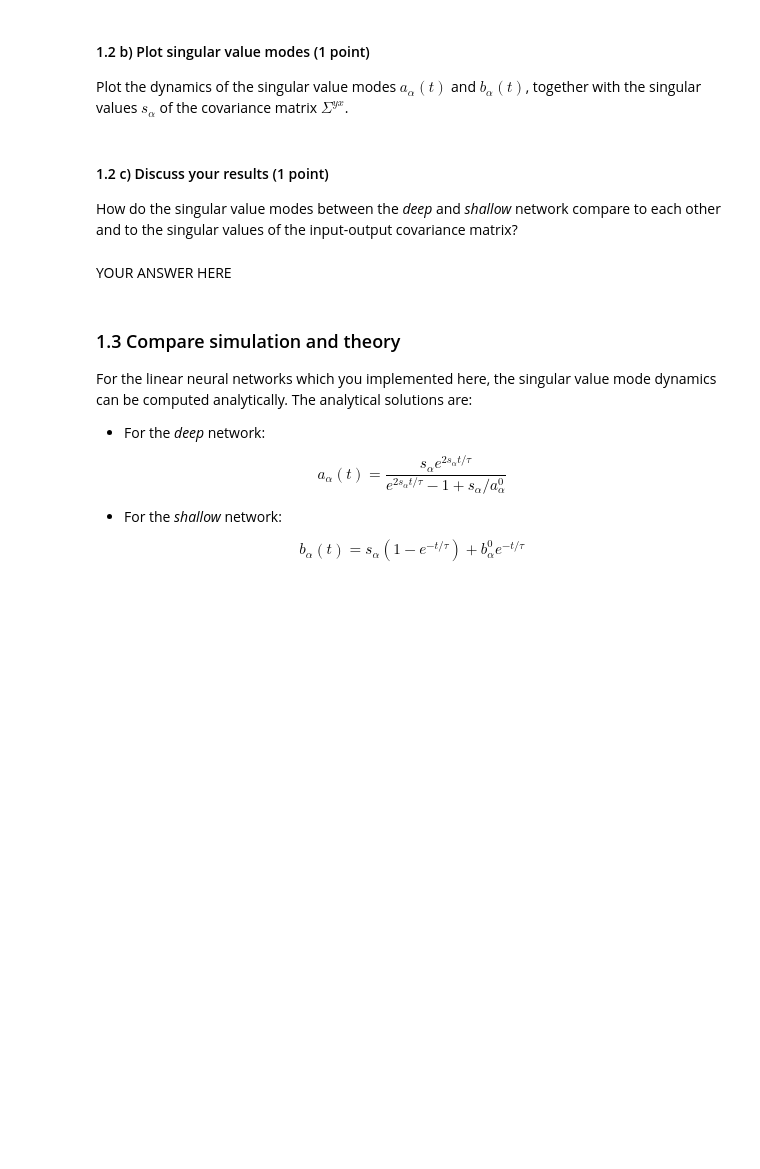
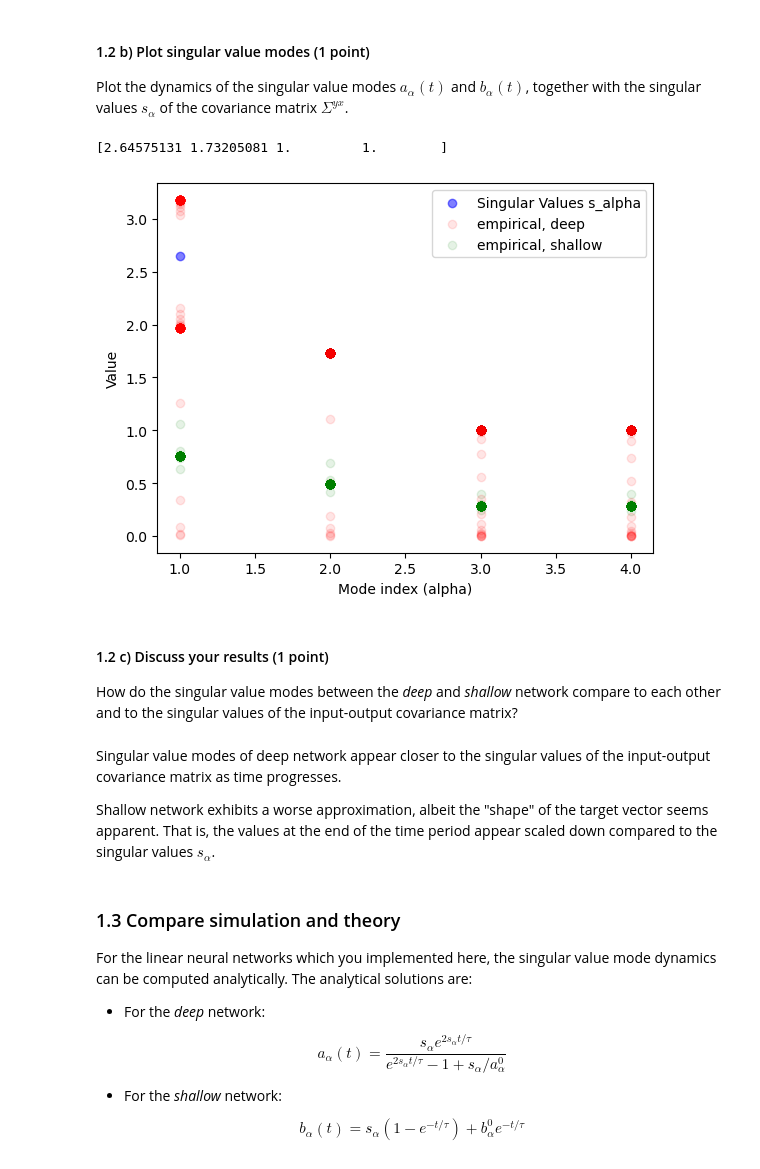
Before and after one commit to lfogarty98/mhbf_pt, a Jupyter notebook: 1-deep-networks/deep-networks.ipynb, the cells around one changed output. Saved outputs shown, nothing was run; the diff lists cells and outputs as text; code cells hidden in the pictures; blank space fills up the shorter version.

```diff
--- a/1-deep-networks/deep-networks.ipynb
+++ b/1-deep-networks/deep-networks.ipynb
@@ -265,15 +265,12 @@ mu, sigma = 0, 0.01
 tau = 1/0.4
 T = 15
 dt = 0.1
-alpha = 4
+num_modes = 4
 # %%
 #update_shallow_network_weights(w, dt, tau, sgima_x, sigma_yx)
 #update_deep_network_weights(w1, w2, dt, tau, sigma_x, sigma_yx)
-a = np.ones((int(T/dt), alpha))
-b = np.ones((int(T/dt), alpha))
-
-sigma_yx_shallow = sigma_yx
-sigma_yx_deep = sigma_yx
+a = np.ones((int(T/dt), num_modes))
+b = np.ones((int(T/dt), num_modes))
 
 W = np.random.normal(mu, sigma, (7,4))
 W1 = np.random.normal(mu, sigma, (16,4))
@@ -281,31 +278,46 @@ W2 = np.random.normal(mu, sigma, (7,16))
 
 for t in range(0, int(T/dt)):
     # weight updates
-    W += update_shallow_network_weights(W, dt, tau, sigma_x, sigma_yx_shallow)
-    updated_W1, updated_W2 = update_deep_network_weights(W1, W2, dt, tau, sigma_x, sigma_yx_deep)
-    W1 += updated_W1
-    W2 += updated_W2
-
-    # update sigma_yx
-    sigma_yx_shallow = W
-    sigma_yx_deep = np.matmul(W2, W1)
+    W = update_shallow_network_weights(W, dt, tau, sigma_x, sigma_yx)
+    W1, W2 = update_deep_network_weights(W1, W2, dt, tau, sigma_x, sigma_yx)
 
     # calculate modes
-    _, S_shallow, _ = np.linalg.svd(sigma_yx_shallow)
+    _, S_shallow, _ = np.linalg.svd(W)
     b[t] = S_shallow
-    _, S_deep, _ = np.linalg.svd(sigma_yx_deep)
+    _, S_deep, _ = np.linalg.svd(np.matmul(W2, W1))
     a[t] = S_deep
 # %% [markdown]
 #### 1.2 b) Plot singular value modes (1 point)
 Plot the dynamics of the singular value modes $a_\alpha(t)$ and $b_\alpha(t)$, together with the singular values $s_{\alpha}$ of the covariance matrix $\Sigma^{yx}$.
+# %%
+print(s)
+# %% [output]
+[2.64575131 1.73205081 1.         1.        ]
 # %%
-# YOUR CODE HERE
-raise NotImplementedError()
+# plt.figure(figsize=(10, 6))
+
+plt.scatter(np.arange(1, num_modes+1,1),s, color='blue',label='Singular Values s_alpha', alpha=0.5)
+
+for t in range(len(a)):
+    plt.scatter(np.arange(1, num_modes+1,1),a[t], color='red', alpha=0.1)
+    plt.scatter(np.arange(1, num_modes+1,1),b[t], color='green', alpha=0.1)
+
+plt.scatter([], [], color='red', alpha=0.1, label='empirical, deep')
+plt.scatter([], [], color='green', alpha=0.1, label='empirical, shallow')
+
+plt.ylabel('Value')
+plt.xlabel('Mode index (alpha)')
+plt.legend()
+plt.show()
+# %% [output]
+[figure, added]
 # %% [markdown]
 #### 1.2 c) Discuss your results (1 point)
 How do the singular value modes between the *deep* and *shallow* network compare to each other and to the singular values of the input-output covariance matrix?
 # %% [markdown]
-YOUR ANSWER HERE
+Singular value modes of deep network appear closer to the singular values of the input-output covariance matrix as time progresses.
+
+Shallow network exhibits a worse approximation, albeit the "shape" of the target vector seems apparent. That is, the values at the end of the time period appear scaled down compared to the singular values $s_{\alpha}$.
 # %% [markdown]
 ### 1.3 Compare simulation and theory
 For the linear neural networks which you implemented here, the singular value mode dynamics can be computed analytically. The analytical solutions are:
```
Also changed, not shown: parts of 3 cells of this notebook.
